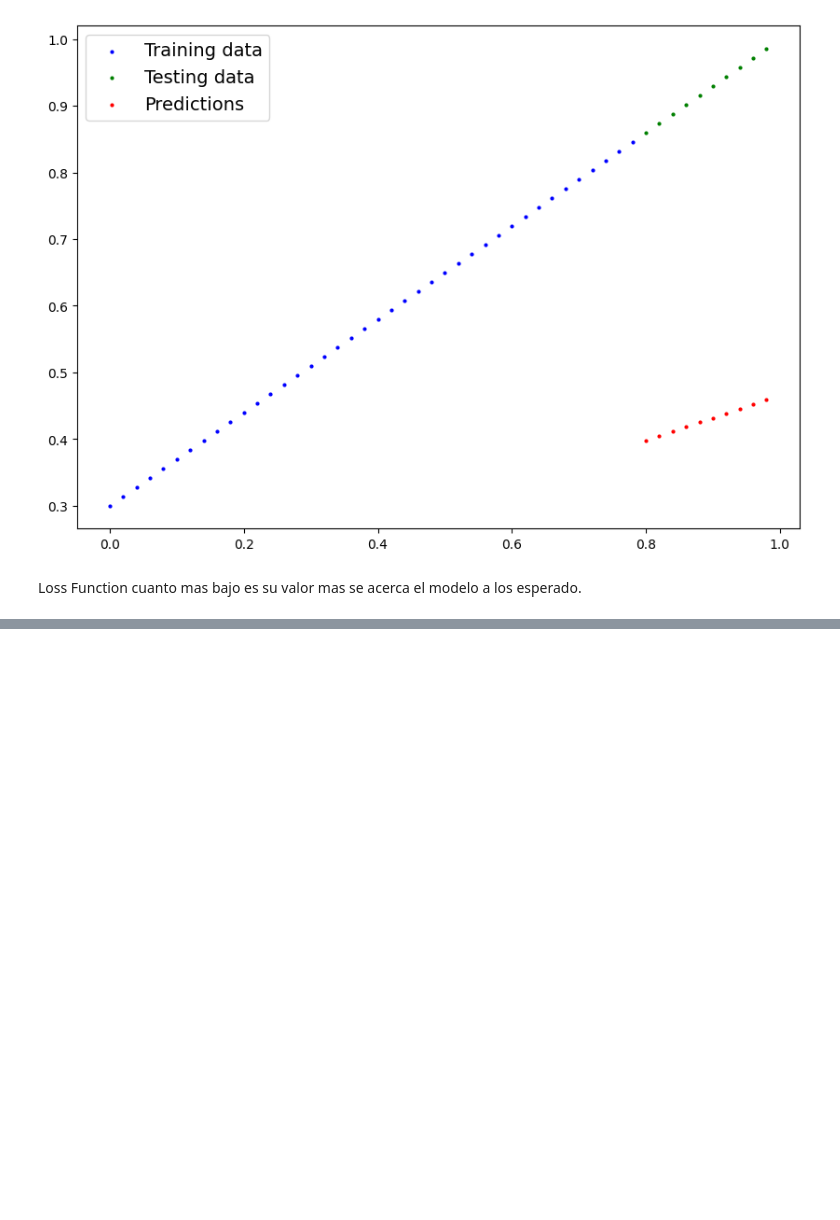
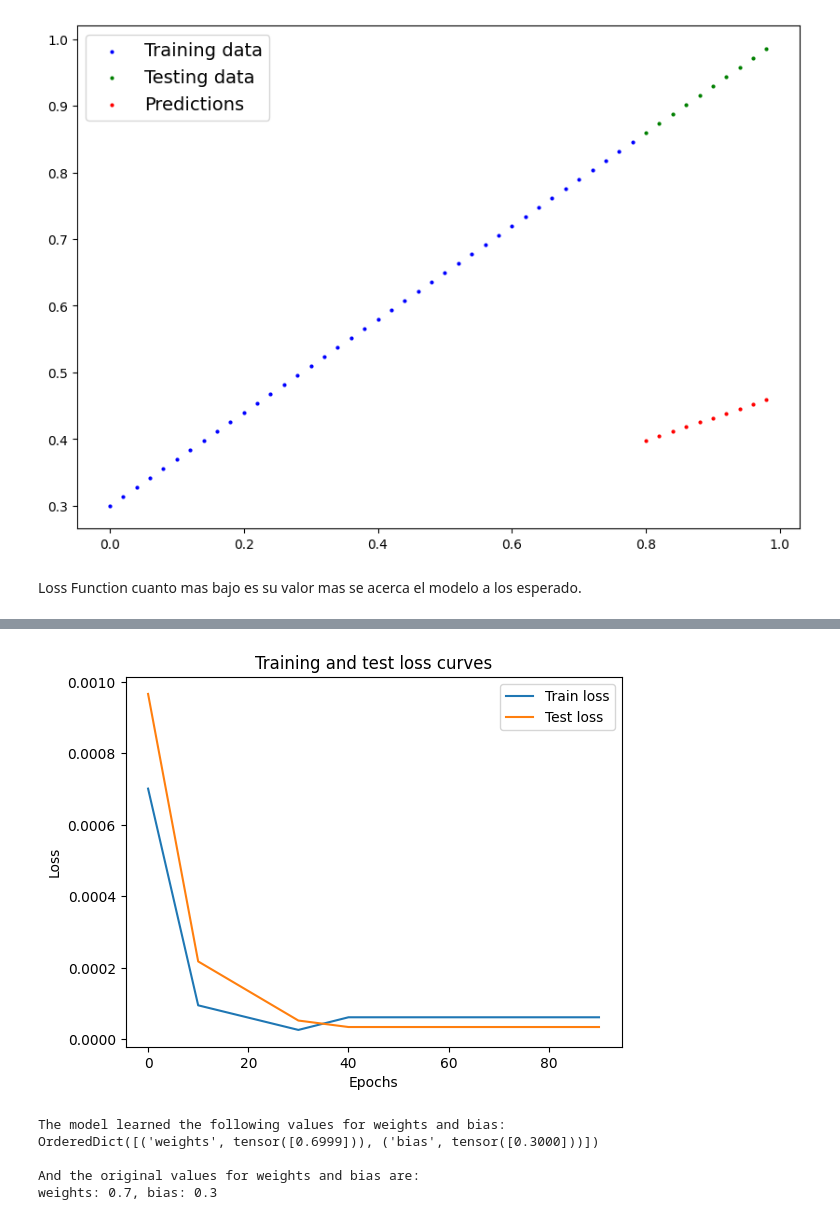
Before and after one commit to EstebanGomez1/CursoPyTorch, a Jupyter notebook: Cuaderno2.ipynb, the cells around one changed output, grey strips where cells are left out. Drawn from its saved outputs; the diff is of its cells as text; code cells hidden in the pictures; blank space fills up the shorter version.

```diff
--- a/Cuaderno2.ipynb
+++ b/Cuaderno2.ipynb
@@ -148,4 +150,4 @@ loss_fn = nn.L1Loss() # MAE loss is same as L1Loss
 
 # Create the optimizer
 optimizer = torch.optim.SGD(params=model_0.parameters(), # parameters of target model to optimize
-                            lr=0.01) # learning rate (how much the optimizer should change parameters at each step, higher=more (less stable), lower=less (might take a long time))
+                            lr=0.0001) # learning rate (how much the optimizer should change parameters at each step, higher=more (less stable), lower=less (might take a long time))
@@ -151,0 +218,22 @@ optimizer = torch.optim.SGD(params=model_0.parameters(), # parameters of target
+# %%
+# Plot the loss curves
+plt.plot(epoch_count, train_loss_values, label="Train loss")
+plt.plot(epoch_count, test_loss_values, label="Test loss")
+plt.title("Training and test loss curves")
+plt.ylabel("Loss")
+plt.xlabel("Epochs")
+plt.legend();
+# %% [output]
+[figure, added]
+# %%
+# Find our model's learned parameters
+print("The model learned the following values for weights and bias:")
+print(model_0.state_dict())
+print("\nAnd the original values for weights and bias are:")
+print(f"weights: {weight}, bias: {bias}")
+# %% [output]
+The model learned the following values for weights and bias:
+OrderedDict([('weights', tensor([0.6999])), ('bias', tensor([0.3000]))])
+
+And the original values for weights and bias are:
+weights: 0.7, bias: 0.3
```
Also changed, not shown: parts of 4 cells of this notebook.
